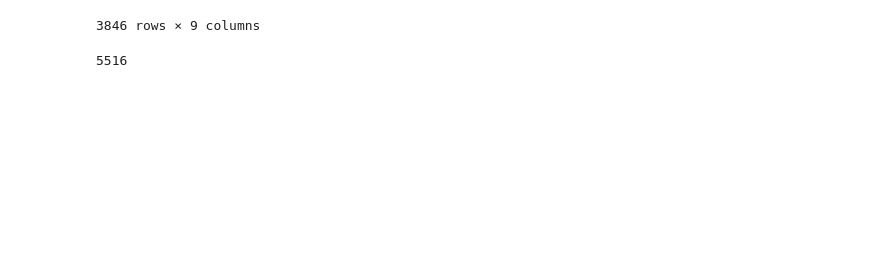
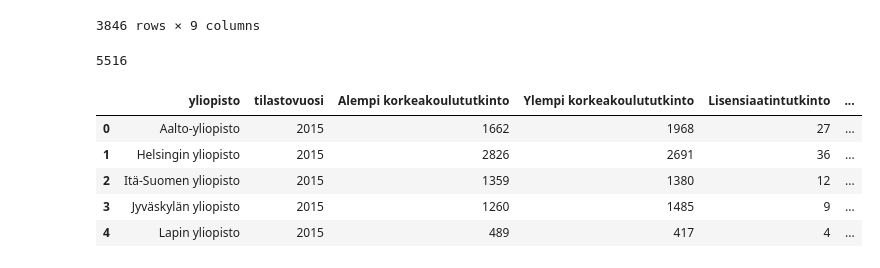
Before and after one commit to nopomi/fin-uni-data-visualization, a Jupyter notebook: data_loading_04_2020.ipynb, the cells around one changed output. Saved outputs shown, nothing was run; the diff lists cells and outputs as text; code cells hidden in the pictures; blank space fills up the shorter version.

```diff
--- a/data_loading_04_2020.ipynb
+++ b/data_loading_04_2020.ipynb
@@ -152,3 +137,14 @@ df[(df['tilastovuosi'] == 2015) & (df['korkeakoulu'] == 'Helsingin yliopisto')][
 df = df.groupby(['tilastovuosi', 'korkeakoulu']).sum()
 # %%
 df.to_csv('tavoiteaika_data.csv',index=True)
+# %%
+degrees = pd.read_csv('data/degrees_data.csv')
+# %%
+degrees.head()
+# %% [output]
+|  | yliopisto | tilastovuosi | Alempi korkeakoulututkinto | Ylempi korkeakoulututkinto | Lisensiaatintutkinto | ... |
+| 0 | Aalto-yliopisto | 2015 | 1662 | 1968 | 27 | ... |
+| 1 | Helsingin yliopisto | 2015 | 2826 | 2691 | 36 | ... |
+| 2 | Itä-Suomen yliopisto | 2015 | 1359 | 1380 | 12 | ... |
+| 3 | Jyväskylän yliopisto | 2015 | 1260 | 1485 | 9 | ... |
+| 4 | Lapin yliopisto | 2015 | 489 | 417 | 4 | ... |
```
Also changed, not shown: parts of 10 cells of this notebook, 3 other files.
